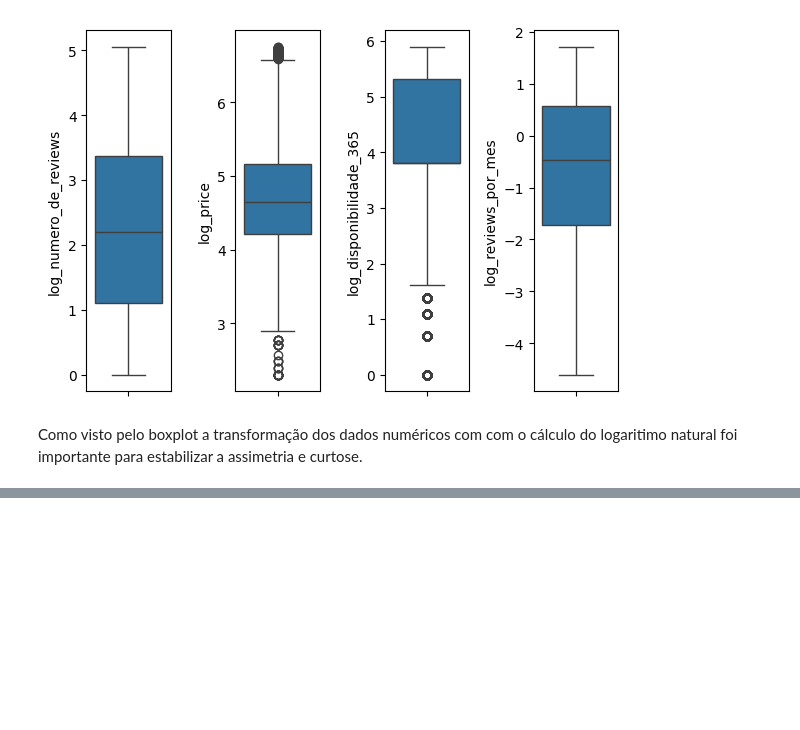
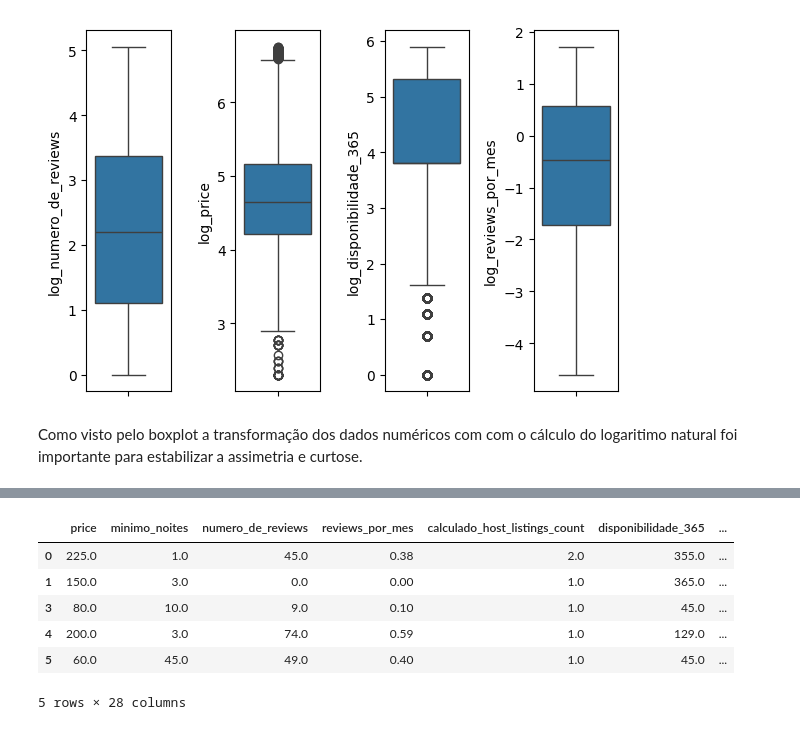
Before and after one commit to IanPerigoVianna/Lighthouse_DataScience, a Jupyter notebook: LH_CD_IAN_LUCAS_PERIGO_VIANNA.ipynb, the cells around one changed output, grey strips where cells are left out. Drawn from its saved outputs; the diff is of its cells as text; code cells hidden in the pictures; blank space fills up the shorter version.

```diff
--- a/LH_CD_IAN_LUCAS_PERIGO_VIANNA.ipynb
+++ b/LH_CD_IAN_LUCAS_PERIGO_VIANNA.ipynb
@@ -836,0 +976,10 @@ Como visto pelo boxplot a transformação dos dados numéricos com com o cálcul
+# %%
+df_concat.head()
+# %% [output]
+|  | price | minimo_noites | numero_de_reviews | reviews_por_mes | calculado_host_listings_count | disponibilidade_365 | ... |
+| 0 | 225.0 | 1.0 | 45.0 | 0.38 | 2.0 | 355.0 | ... |
+| 1 | 150.0 | 3.0 | 0.0 | 0.00 | 1.0 | 365.0 | ... |
+| 3 | 80.0 | 10.0 | 9.0 | 0.10 | 1.0 | 45.0 | ... |
+| 4 | 200.0 | 3.0 | 74.0 | 0.59 | 1.0 | 129.0 | ... |
+| 5 | 60.0 | 45.0 | 49.0 | 0.40 | 1.0 | 45.0 | ... |
+5 rows × 28 columns
```
Also changed, not shown: parts of 29 cells of this notebook.
